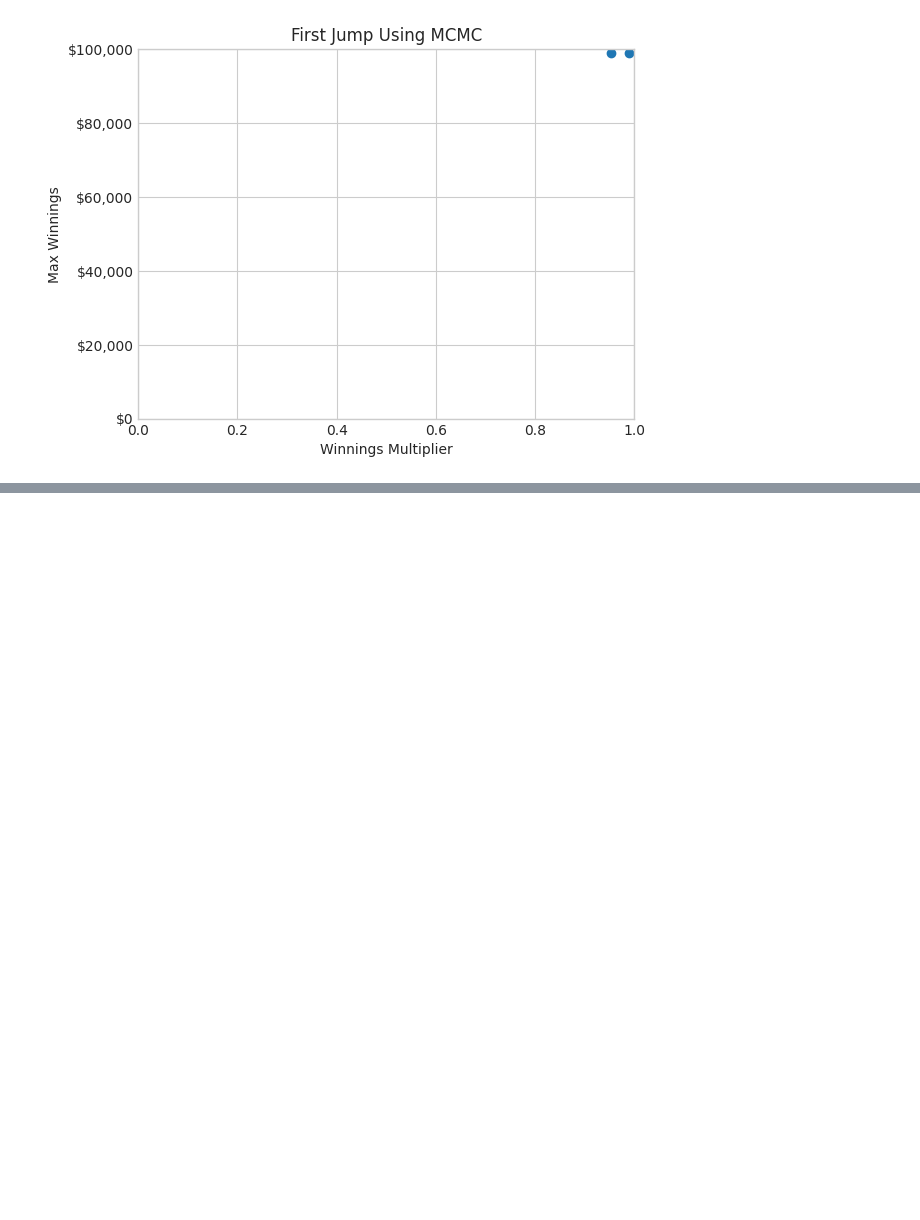
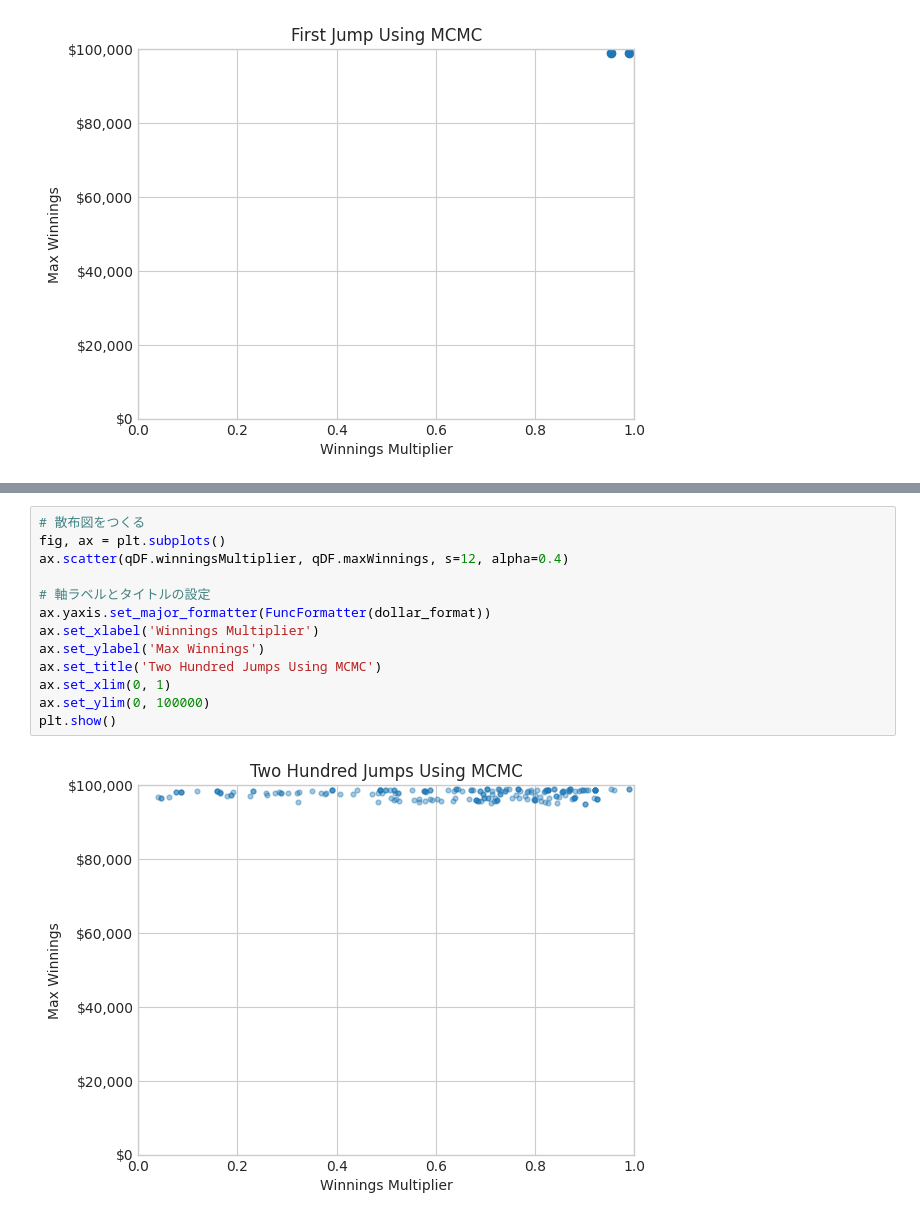
Before and after one commit to styuk/Time-Seriese, a Jupyter notebook: python/mcmc.ipynb, the cells around one changed output, grey strips where cells are left out. Cells and saved outputs as stored; diff of their text form; blank space fills up the shorter version.

```diff
--- a/python/mcmc.ipynb
+++ b/python/mcmc.ipynb
@@ -244,0 +252,15 @@ plt.show()
+# %%
+# 散布図をつくる
+fig, ax = plt.subplots()
+ax.scatter(qDF.winningsMultiplier, qDF.maxWinnings, s=12, alpha=0.4)
+
+# 軸ラベルとタイトルの設定
+ax.yaxis.set_major_formatter(FuncFormatter(dollar_format))
+ax.set_xlabel('Winnings Multiplier')
+ax.set_ylabel('Max Winnings')
+ax.set_title('Two Hundred Jumps Using MCMC')
+ax.set_xlim(0, 1)
+ax.set_ylim(0, 100000)
+plt.show()
+# %% [output]
+[figure, added]
```
Also changed, not shown: parts of 5 cells of this notebook.
